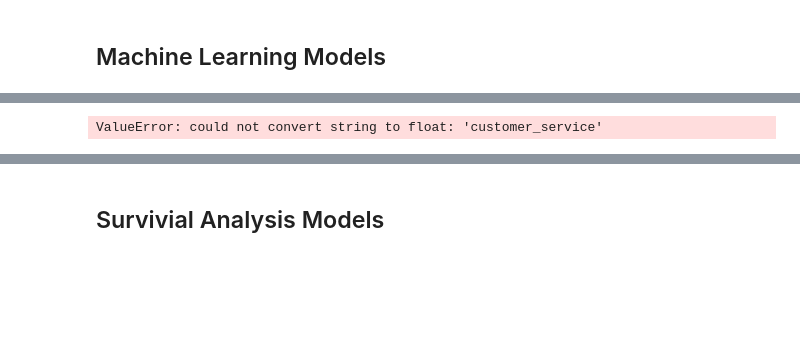
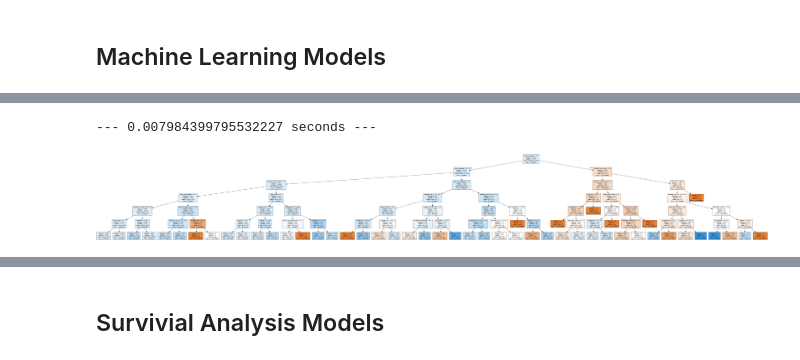
Before and after one commit to leemingee/TakeHomeChallenge, a Jupyter notebook: 03_Employee_Retention/03_employee_retention.ipynb, the cells around one changed output, grey strips where cells are left out. Cells and saved outputs as stored; diff of their text form; code cells hidden in the pictures; blank space fills up the shorter version.

```diff
--- a/03_Employee_Retention/03_employee_retention.ipynb
+++ b/03_Employee_Retention/03_employee_retention.ipynb
@@ -266,7 +255,7 @@ TypeError: unsupported operand type(s) for &: 'numpy.dtype' and 'str'
 def transform_categorical(dat, categorical_cols):
     df_new = dat[categorical_cols]
     return( pd.get_dummies(df_new) )
-datX_categorical = transform_categorical(datX, categorical_cols)
+datX_categorical = transform_categorical(dat, categorical_cols)
 # %%
 train_feature = []
 totalValidRow = [True] * len(Y)
@@ -281,3 +270,6 @@ for feature in numerical_cols:
     print(feature)
 print('Number of selected numerical features:', len(train_feature))
 print('Total rows to be chosen:', sum(totalValidRow))
+datX_numerical = dat[train_feature][totalValidRow.values]
+datX_categorical = datX_categorical[totalValidRow.values]
+Y = Y[totalValidRow.values]
@@ -284,3 +285,10 @@ print('Total rows to be chosen:', sum(totalValidRow))
+# %%
+from sklearn.preprocessing import StandardScaler
+scaler = StandardScaler(copy = False)
+scaler.fit(datX_numerical)
+datX_numerical_scaled = scaler.transform(datX_numerical)
+datX_numerical_scaled = pd.DataFrame(datX_numerical_scaled, columns = datX_numerical.columns)
+datX_combined = pd.concat([datX_numerical_scaled, datX_categorical], axis = 1)
 # %%
 import time
 start_time = time.time()
@@ -297,10 +305,8 @@ decision_tree = tree.DecisionTreeClassifier(
     max_features=1,
     max_depth=6
 )
-factors = dat[['company_id', 'dept', 'working_len','salary_cut', 'quit_month', 'quit_wdy', 'join_month', 'join_wdy']]
-y = dat['onboard']
-decision_tree.fit(factors, y)
+decision_tree.fit(datX_combined, Y)
 
 print("--- %s seconds ---" % (time.time() - start_time))
 # %% [output]
-ValueError: could not convert string to float: 'customer_service'
+--- 0.007984399795532227 seconds ---
@@ -307,14 +316,18 @@ ValueError: could not convert string to float: 'customer_service'
 # %%
 # Packages for rendering our tree.
+from IPython.display import Image
 import pydotplus
 import graphviz
-
+from sklearn.externals.six import StringIO
+dot_data = StringIO()
 # Render our tree.
 dot_data = tree.export_graphviz(
     decision_tree, out_file=None,
-    feature_names=factors.columns,
+    feature_names=datX_combined.columns,
     class_names=['Not Retained', 'Retained'],
     filled=True
 )
 graph = pydotplus.graph_from_dot_data(dot_data)
 Image(graph.create_png())
+# %% [output]
+[figure, added]
```
Also changed, not shown: parts of 19 cells of this notebook, 1 other file.
